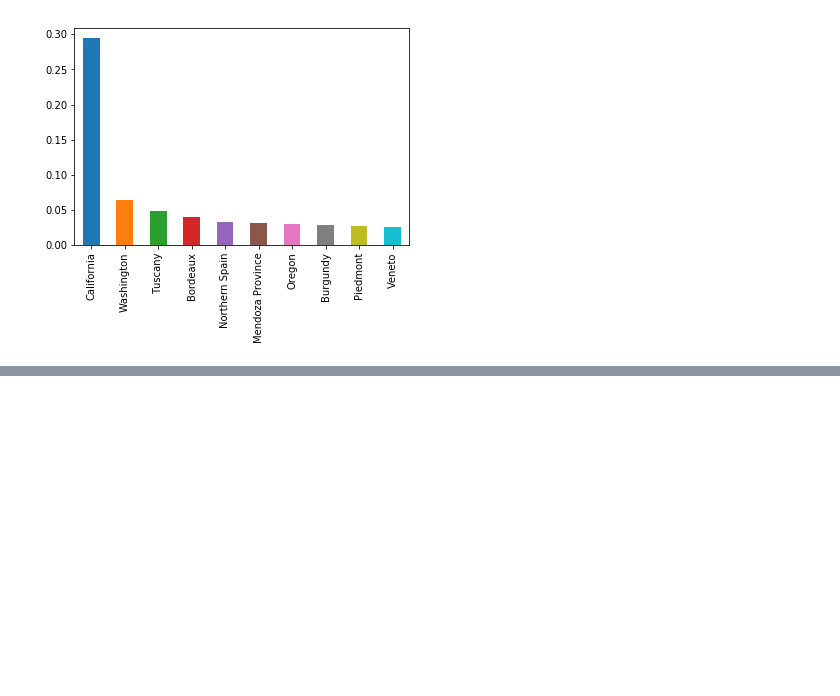
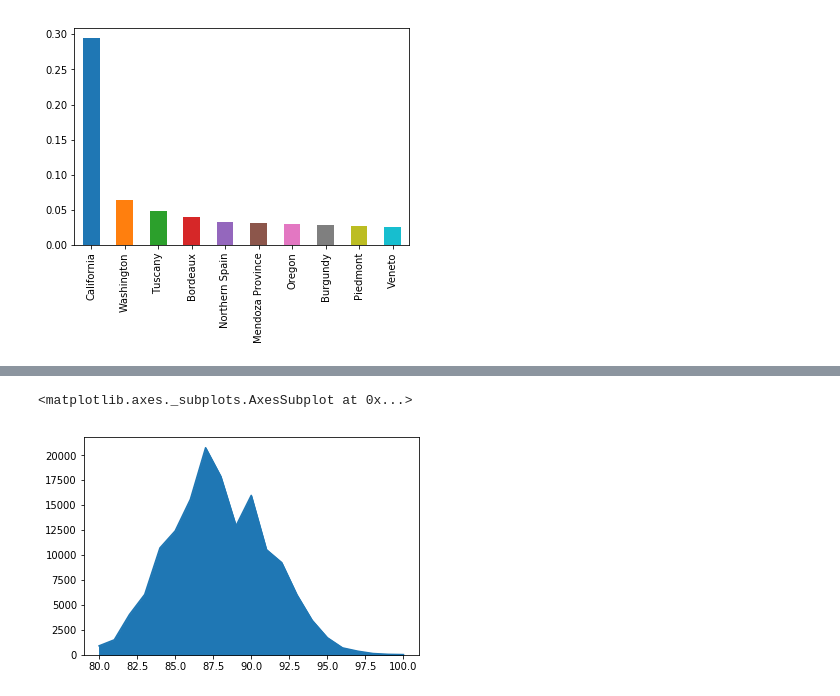
Before and after one commit to innovator-arjun/DataScience-Learning, a Jupyter notebook: Visualizations/winemag-Univariate plotting.ipynb, the cells around one changed output, grey strips where cells are left out. Drawn from its saved outputs; the diff is of its cells as text; code cells hidden in the pictures; blank space fills up the shorter version.

```diff
--- a/Visualizations/winemag-Univariate plotting.ipynb
+++ b/Visualizations/winemag-Univariate plotting.ipynb
@@ -113,0 +149,5 @@ fulldata.head()
+# %%
+reviews['points'].value_counts().sort_index().plot.area()
+# %% [output]
+<matplotlib.axes._subplots.AxesSubplot at 0x...>
+[figure, added]
```
Also changed, not shown: parts of 10 cells of this notebook, 1 other file.
